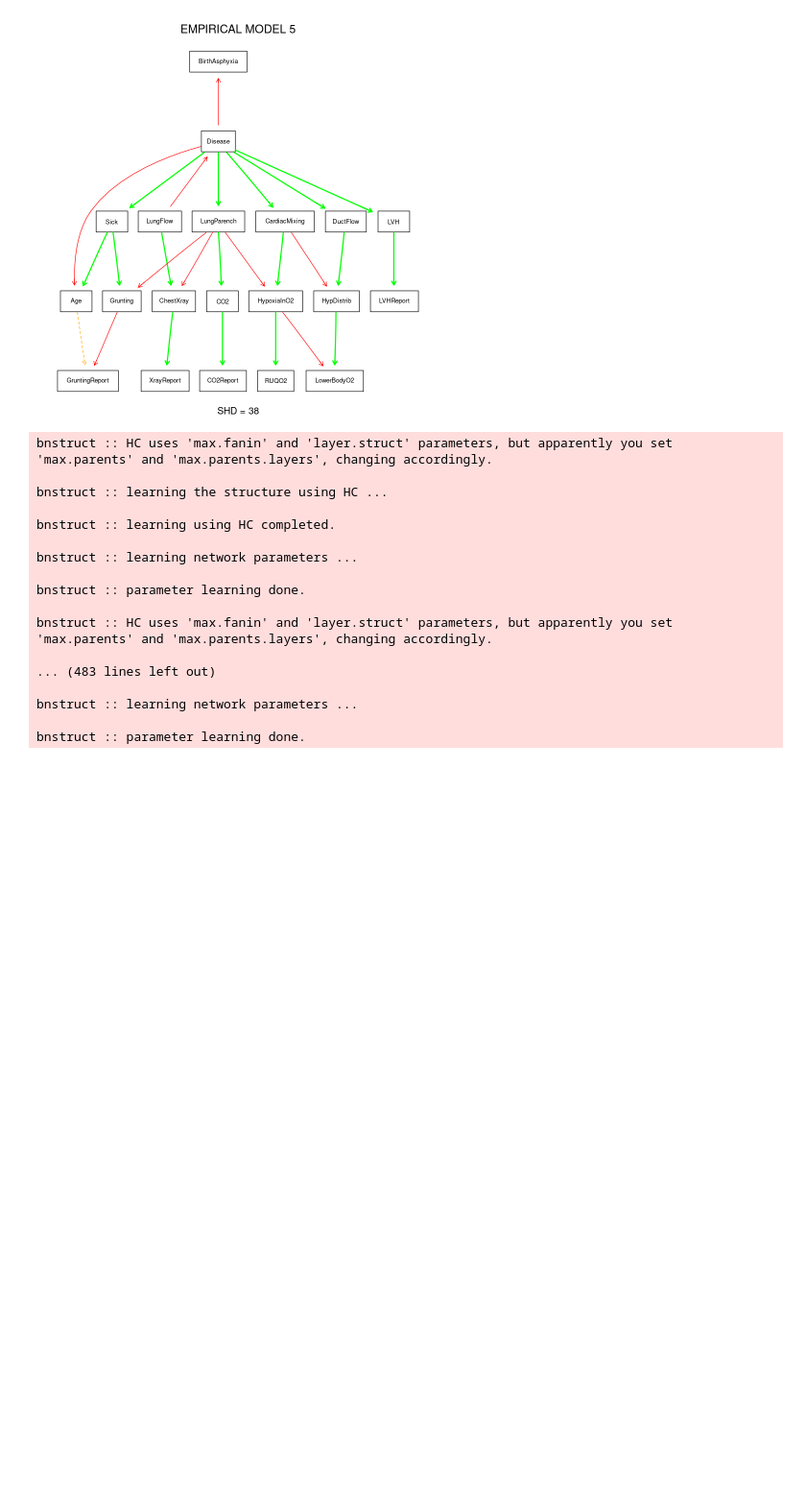
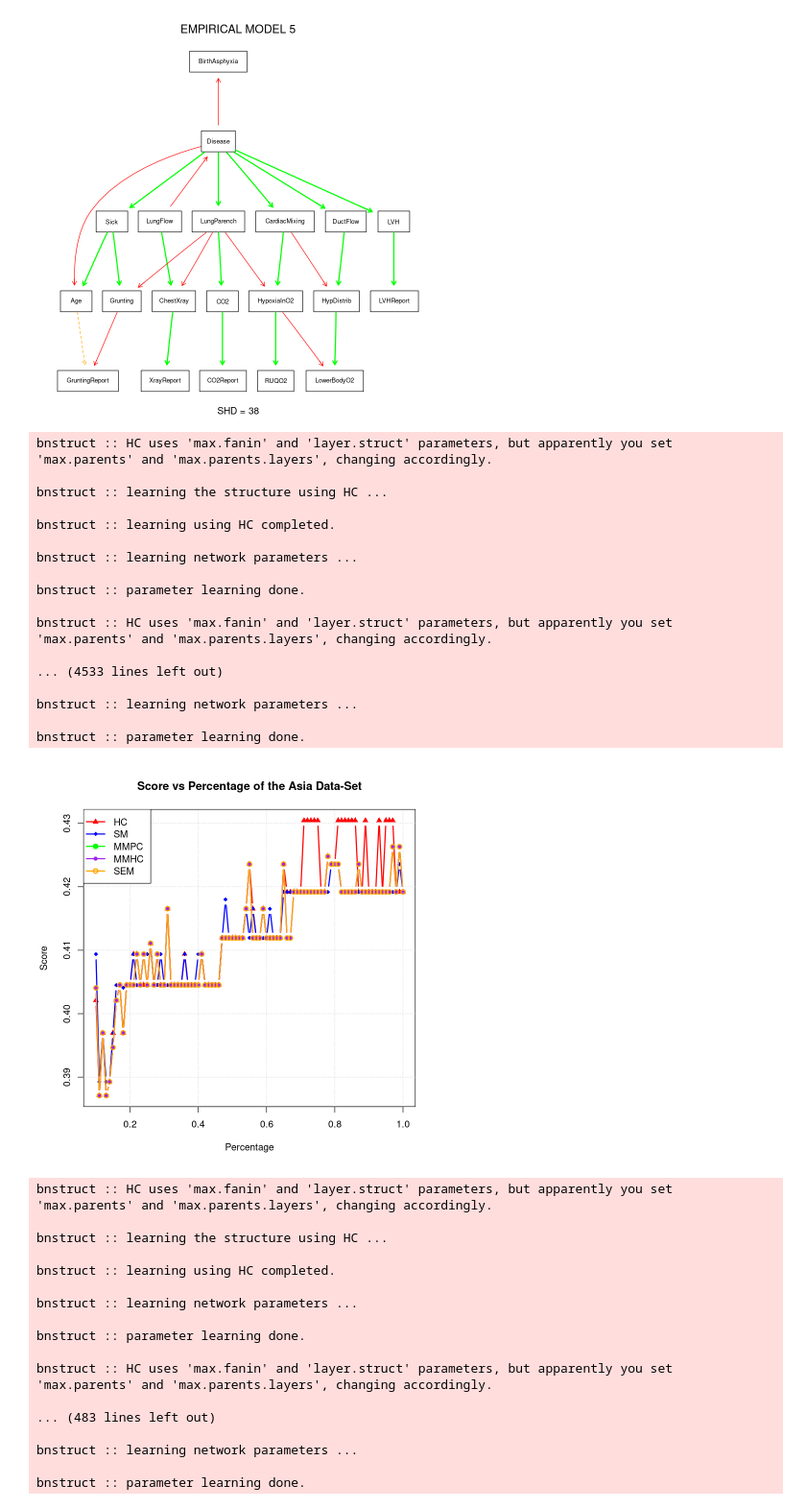
Before and after one commit to LorenzoVigorelli/BayesianNetworks, a Jupyter notebook: bnstruct.ipynb, the cells around one changed output. Shown at 96% size. Cells and saved outputs as stored; diff of their text form; code cells hidden in the pictures; blank space fills up the shorter version.

```diff
--- a/bnstruct.ipynb
+++ b/bnstruct.ipynb
@@ -537,6 +607,61 @@ theorDAG_child <- theorDAG
   hc   sm mmpc mmhc  sem
   38   38   19   38   38
 [figure]
+# %%
+percentages <- seq(0.1, 1, by = 0.01)
+
+# Define a vector of algorithms to be used
+algorithms <- c("hc", "sm", "mmpc", "mmhc", "sem")
+
+# Apply the compute_scores_and_dags function to each algorithm and store the results
+results <- lapply(algorithms, function(algo) compute_scores_and_dags2(algo, theorDAG, child_df, percentages))
+
+# Extract the scores and DAGs from the results
+scores_list <- lapply(results, function(res) res$scores)
+dags_list <- lapply(results, function(res) res$dags)
+
+# Assign the algorithm names to the scores and DAGs lists
+names(scores_list) <- algorithms
+names(dags_list) <- algorithms
+
+# Define colors and plotting characters for the plot
+colors <- c("red", "blue", "green", "purple", "orange")
+pch_values <- 17:21
+
+# Plot the scores for the first algorithm
+plot(percentages, scores_list[[1]], type = "b", pch = pch_values[1], col = colors[1], lwd = 2,
+     main = "Score vs Percentage of the Asia Data-Set", xlab = "Percentage", ylab = "Score")
+
+# Add lines for the scores of the remaining algorithms
+for (i in 2:length(algorithms)) {
+  lines(percentages, scores_list[[i]], type = "b", pch = pch_values[i], col = colors[i], lwd = 2)
+}
+
+# Add a grid to the plot
+grid(col = "lightgray", lty = "dotted")
+
+# Add a legend to the plot
+legend("topleft", legend = toupper(algorithms),
+       col = colors, pch = pch_values, lty = 1, lwd = 2)
+# %% [output]
+bnstruct :: HC uses 'max.fanin' and 'layer.struct' parameters, but apparently you set 'max.parents' and 'max.parents.layers', changing accordingly.
+
+bnstruct :: learning the structure using HC ...
+
+bnstruct :: learning using HC completed.
+
+bnstruct :: learning network parameters ...
+
+bnstruct :: parameter learning done.
+
+bnstruct :: HC uses 'max.fanin' and 'layer.struct' parameters, but apparently you set 'max.parents' and 'max.parents.layers', changing accordingly.
+
+... (4533 lines left out)
+
+bnstruct :: learning network parameters ...
+
+bnstruct :: parameter learning done.
+[figure, added]
 # %%
 # Define a sequence of percentages from 0.1 to 1, incrementing by 0.1
 percentages <- seq(0.1, 1, by = 0.1)
```
Also changed, not shown: parts of 9 cells of this notebook.
